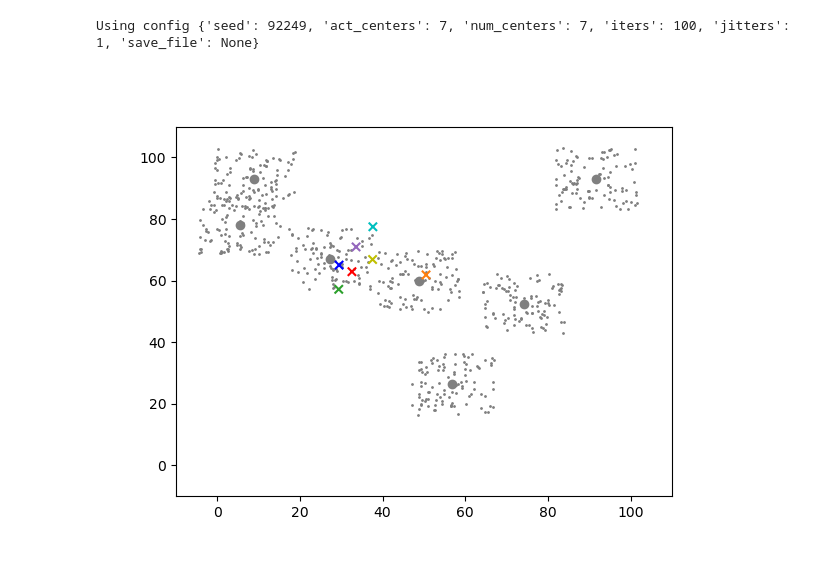
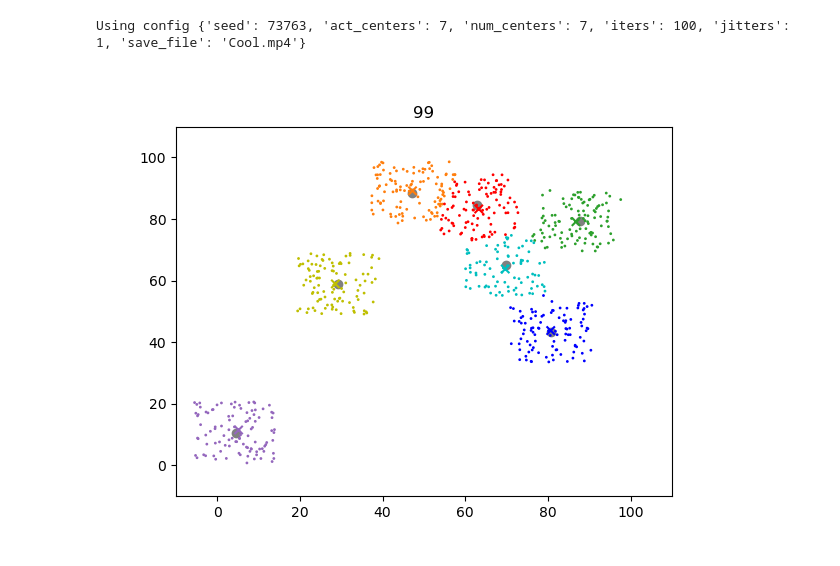
Before and after one commit to RK22000/K-means_Clustering_Visuallization, a Jupyter notebook: vis.ipynb, the cells around one changed output. Saved outputs shown, nothing was run; the diff lists cells and outputs as text; code cells hidden in the pictures.

```diff
--- a/vis.ipynb
+++ b/vis.ipynb
@@ -1,35 +1,35 @@
 # %%
 %matplotlib widget
 import vis
 import numpy as np
 import matplotlib.pyplot as plt
 
 try:
     anime.event_source.stop()
     plt.cla()
 except NameError:
     pass
 
 configuration = {
-    "seed": np.random.randint(100000),
-    # "seed": 34358,
+    # "seed": np.random.randint(100000),
+    "seed": 73763,
     "act_centers": 7,
     "num_centers": 7, # Don't exceed 8 cuz I only put in 8 colors
     "iters": 100,
     "jitters": 1,
-    "save_file": None # Put file name if you wish to save as video
+    "save_file": "Cool.mp4" # Put file name if you wish to save as video
 }
 
 print(f"Using config {configuration}")
 
 # plt.rcParams["animation.html"] = "jshtml"
 # plt.rcParams['figure.dpi'] = 150
 # plt.ioff()
 
 anime = vis.run_visualization(configuration)
 plt.show()
 # %% [output]
-Using config {'seed': 92249, 'act_centers': 7, 'num_centers': 7, 'iters': 100, 'jitters': 1, 'save_file': None}
+Using config {'seed': 73763, 'act_centers': 7, 'num_centers': 7, 'iters': 100, 'jitters': 1, 'save_file': 'Cool.mp4'}
-[figure, old version]
+[figure, new version]
 # %%
 anime.event_source.stop()
```
Also changed, not shown: 1 other file.
